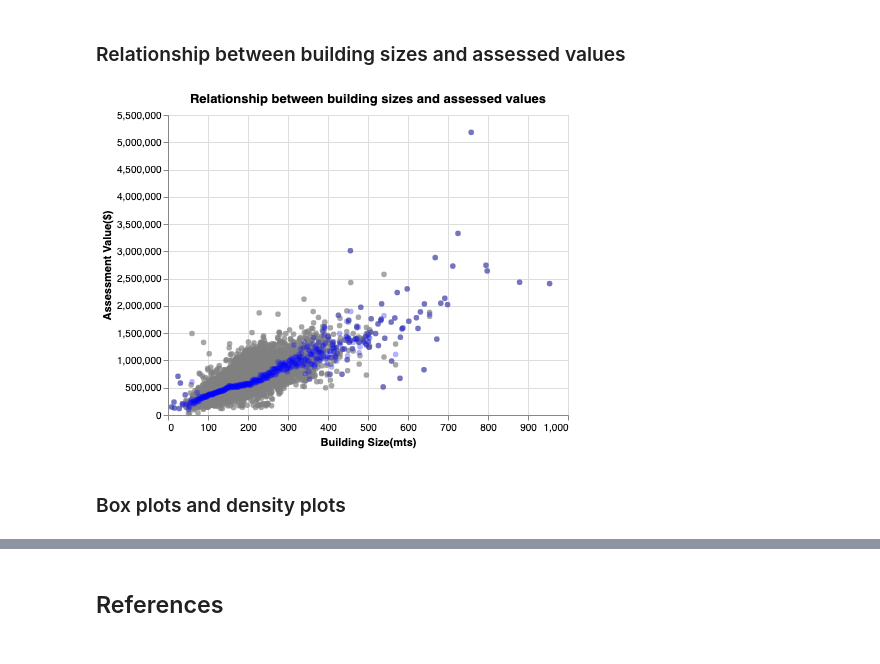
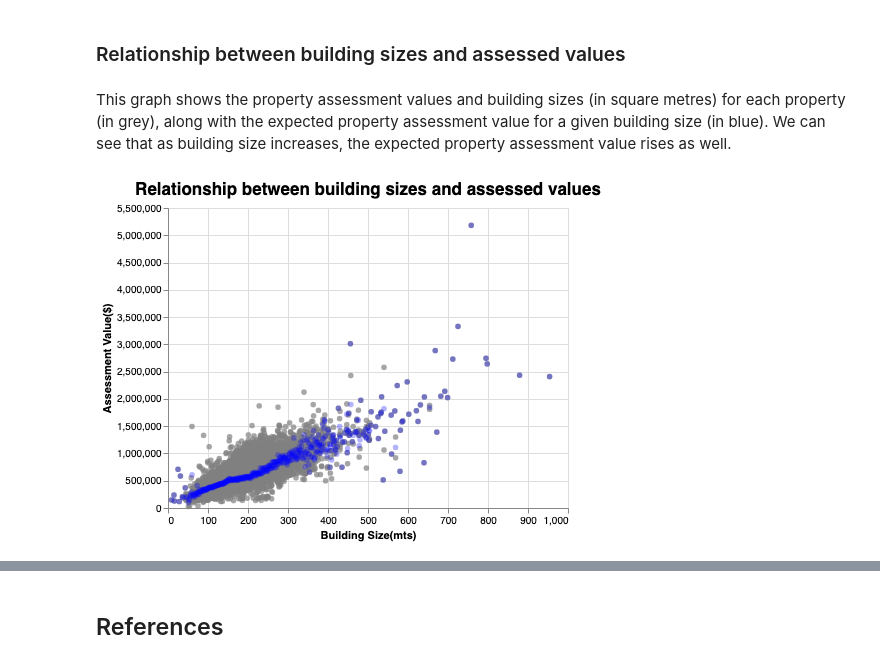
Before and after one commit to williamxu7/522-Group_30-Rockstars, a Jupyter notebook: src/housing_pred_eda.ipynb, the cells around one changed output, grey strips where cells are left out. Cells and saved outputs as stored; diff of their text form; code cells hidden in the pictures.

```diff
--- a/src/housing_pred_eda.ipynb
+++ b/src/housing_pred_eda.ipynb
@@ -135,21 +139,21 @@ drop_features=['the_geom', 'TAX_YEAR', 'ROLL_NUM', 'ASSESSCLAS', 'BLDF_DESC']
 target = 'ASSESSMENT'
 # %% [markdown]
 ### Relationship between building sizes and assessed values
+# %% [markdown]
+This graph shows the property assessment values and building sizes (in square metres) for each property (in grey), along with the expected property assessment value for a given building size (in blue). We can see that as building size increases, the expected property assessment value rises as well.
 # %%
 df_bsav = train_df.groupby('BLDG_METRE').mean('ASSESSMENT')
 df_bsav = df_bsav.reset_index()
 # %%
 alt.data_transformers.disable_max_rows()
 population = alt.Chart(train_df, title = "Relationship between building sizes and assessed values").mark_circle(color='grey').encode(
     alt.X('BLDG_METRE', title = "Building Size(mts)"),
     alt.Y('ASSESSMENT', title = "Assessment Value($)"))
 
 conditional = alt.Chart(df_bsav).mark_circle(opacity=0.3, color='blue').encode(
     alt.X('BLDG_METRE', title = "Building Size(mts)"),
     alt.Y('ASSESSMENT', title = "Assessment Value($)"))
 
-population + conditional
+(population + conditional).configure_title(fontSize=17)
 # %% [output]
-[figure, old version]
+[figure, new version]
-# %% [markdown]
-### Box plots and density plots
```
Also changed, not shown: parts of 16 cells of this notebook.
